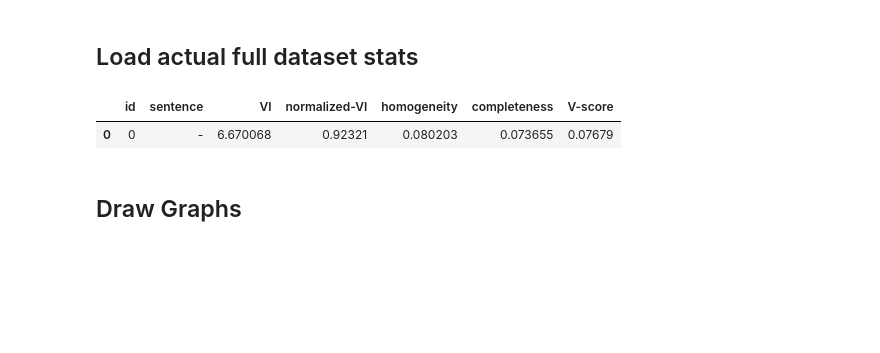
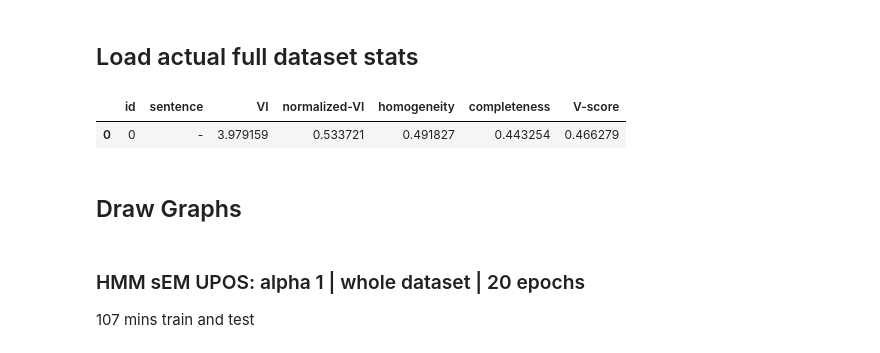
Before and after one commit to amoghvk21/NLP-assignment-3, a Jupyter notebook: skeleton_code/results_parser.ipynb, the cells around one changed output. Saved outputs shown, nothing was run; the diff lists cells and outputs as text; code cells hidden in the pictures; blank space fills up the shorter version.

Commit message:
added models and results

```diff
--- a/skeleton_code/results_parser.ipynb
+++ b/skeleton_code/results_parser.ipynb
@@ -29,11 +37,16 @@ all_results.head()
 # %% [markdown]
 ## Load actual full dataset stats
 # %%
-whole_dataset_results = pandas.read_csv("./results/hmm-em-upos/hmm-em-upos.csv")
+FILE_PREFIX = "hmm-sem-upos"
+
+whole_dataset_results = pandas.read_csv(f"./results/{FILE_PREFIX}/{FILE_PREFIX}.csv")
 display(whole_dataset_results)
 # %% [output]
 |  | id | sentence | VI | normalized-VI | homogeneity | completeness | V-score |
-| 0 | 0 | - | 6.670068 | 0.92321 | 0.080203 | 0.073655 | 0.07679 |
+| 0 | 0 | - | 3.979159 | 0.533721 | 0.491827 | 0.443254 | 0.466279 |
 # %% [markdown]
 ## Draw Graphs
+# %% [markdown]
+### HMM sEM UPOS: alpha 1 | whole dataset | 20 epochs
+107 mins train and test
 # %%
```
Also changed, not shown: parts of 6 cells of this notebook, 57 other files.
